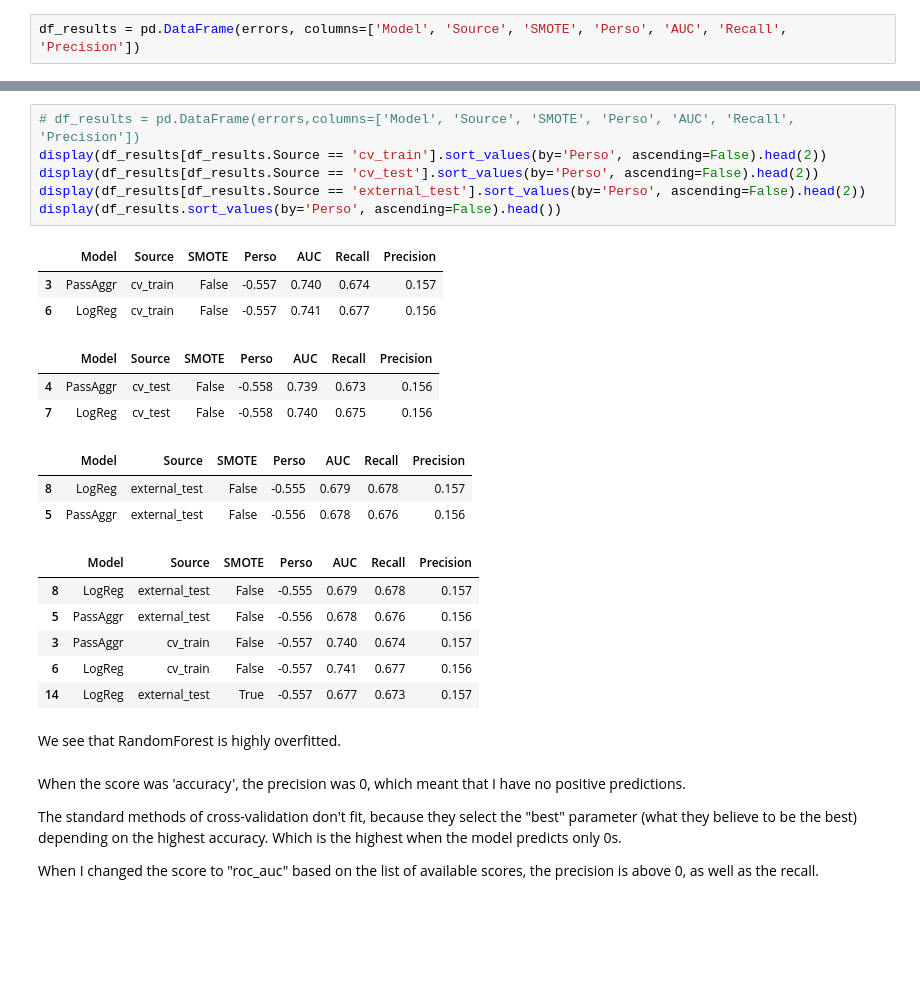
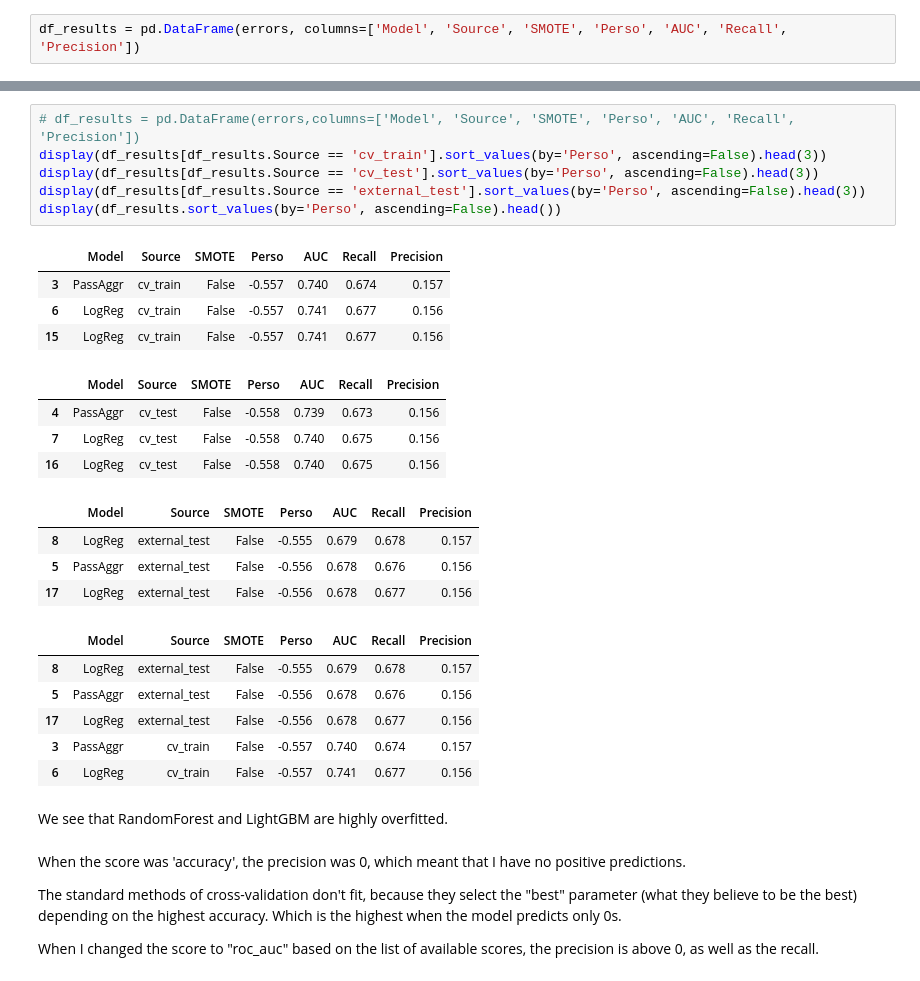
Before and after one commit to VeronikaBerezhnaia/OC_P7_credit_scoring, a Jupyter notebook: Implementez_modele_scoring.ipynb, the cells around one changed output, grey strips where cells are left out. Cells and saved outputs as stored; diff of their text form; blank space fills up the shorter version.

```diff
--- a/Implementez_modele_scoring.ipynb
+++ b/Implementez_modele_scoring.ipynb
@@ -2452,28 +2518,31 @@ display(df_results[df_results.Source == 'external_test'].sort_values(by='AUC', a
 | 5 | PassAggr | external_test | False | -0.556 | 0.678 | 0.676 | 0.156 |
 # %%
 # df_results = pd.DataFrame(errors,columns=['Model', 'Source', 'SMOTE', 'Perso', 'AUC', 'Recall', 'Precision'])
-display(df_results[df_results.Source == 'cv_train'].sort_values(by='Perso', ascending=False).head(2))
-display(df_results[df_results.Source == 'cv_test'].sort_values(by='Perso', ascending=False).head(2))
-display(df_results[df_results.Source == 'external_test'].sort_values(by='Perso', ascending=False).head(2))
+display(df_results[df_results.Source == 'cv_train'].sort_values(by='Perso', ascending=False).head(3))
+display(df_results[df_results.Source == 'cv_test'].sort_values(by='Perso', ascending=False).head(3))
+display(df_results[df_results.Source == 'external_test'].sort_values(by='Perso', ascending=False).head(3))
 display(df_results.sort_values(by='Perso', ascending=False).head())
 # %% [output]
 |  | Model | Source | SMOTE | Perso | AUC | Recall | Precision |
 | 3 | PassAggr | cv_train | False | -0.557 | 0.740 | 0.674 | 0.157 |
 | 6 | LogReg | cv_train | False | -0.557 | 0.741 | 0.677 | 0.156 |
+| 15 | LogReg | cv_train | False | -0.557 | 0.741 | 0.677 | 0.156 |
 |  | Model | Source | SMOTE | Perso | AUC | Recall | Precision |
 | 4 | PassAggr | cv_test | False | -0.558 | 0.739 | 0.673 | 0.156 |
 | 7 | LogReg | cv_test | False | -0.558 | 0.740 | 0.675 | 0.156 |
+| 16 | LogReg | cv_test | False | -0.558 | 0.740 | 0.675 | 0.156 |
 |  | Model | Source | SMOTE | Perso | AUC | Recall | Precision |
 | 8 | LogReg | external_test | False | -0.555 | 0.679 | 0.678 | 0.157 |
 | 5 | PassAggr | external_test | False | -0.556 | 0.678 | 0.676 | 0.156 |
+| 17 | LogReg | external_test | False | -0.556 | 0.678 | 0.677 | 0.156 |
 |  | Model | Source | SMOTE | Perso | AUC | Recall | Precision |
 | 8 | LogReg | external_test | False | -0.555 | 0.679 | 0.678 | 0.157 |
 | 5 | PassAggr | external_test | False | -0.556 | 0.678 | 0.676 | 0.156 |
+| 17 | LogReg | external_test | False | -0.556 | 0.678 | 0.677 | 0.156 |
 | 3 | PassAggr | cv_train | False | -0.557 | 0.740 | 0.674 | 0.157 |
 | 6 | LogReg | cv_train | False | -0.557 | 0.741 | 0.677 | 0.156 |
-| 14 | LogReg | external_test | True | -0.557 | 0.677 | 0.673 | 0.157 |
 # %% [markdown]
-We see that RandomForest is highly overfitted.
+We see that RandomForest and LightGBM are highly overfitted.
 # %% [markdown]
 When the score was 'accuracy', the precision was 0, which meant that I have no positive predictions.
 
```
Also changed, not shown: parts of 77 cells of this notebook, 1 other file.
